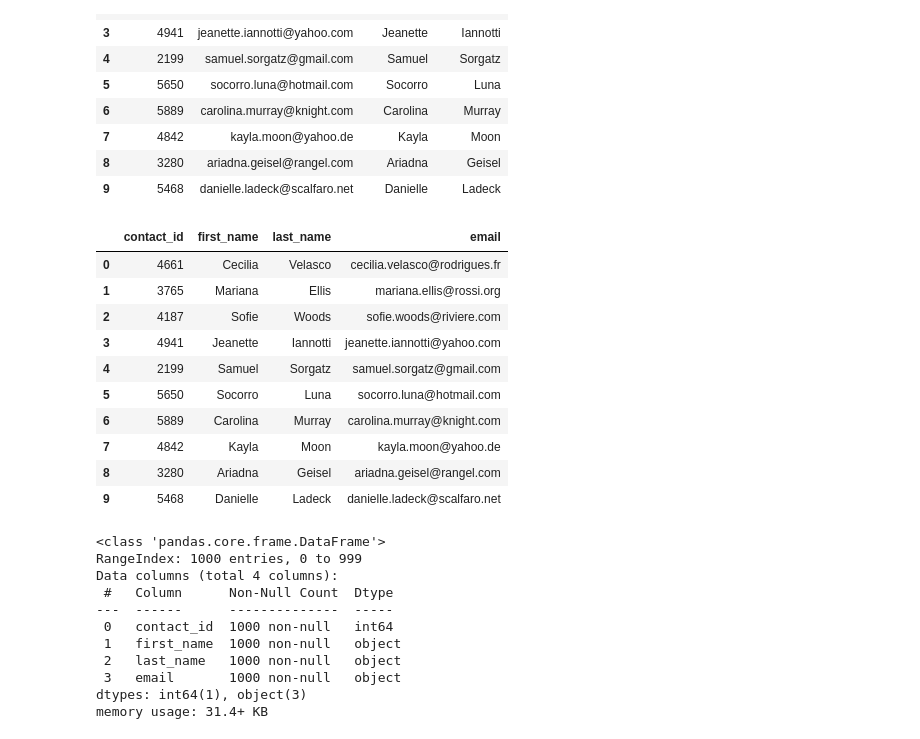
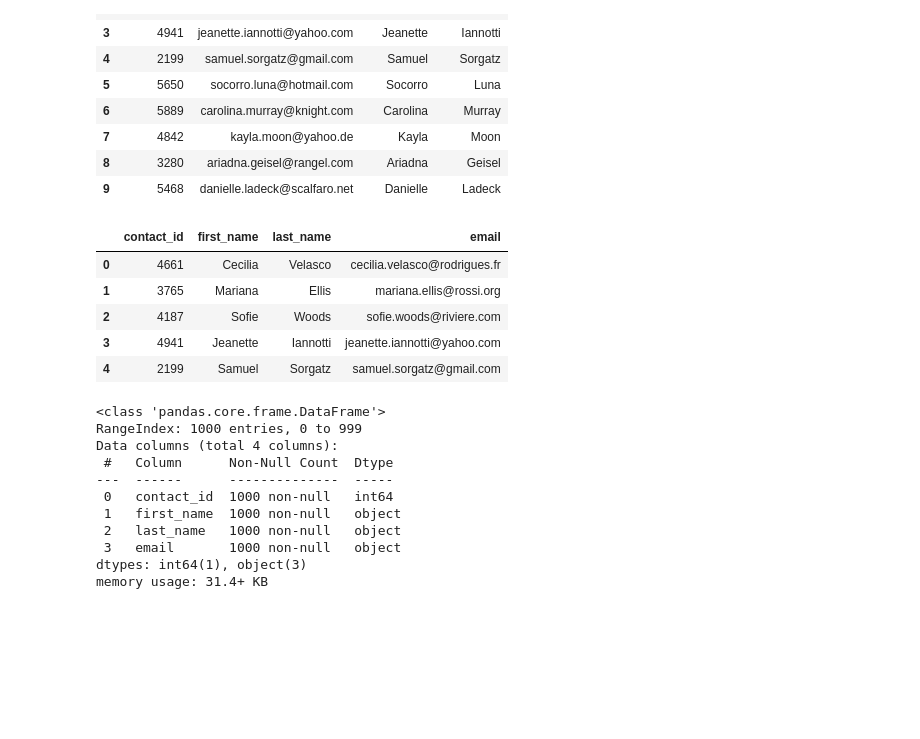
Before and after one commit to jtiggs/Crowdfunding_ETL, a Jupyter notebook: Ashelyn/ETL_Mini_Project_AAllred_RCapps_JLarson_JTiggs.ipynb, the cells around one changed output. Cells and saved outputs as stored; diff of their text form; code cells hidden in the pictures; blank space fills up the shorter version.

```diff
--- a/Ashelyn/ETL_Mini_Project_AAllred_RCapps_JLarson_JTiggs.ipynb
+++ b/Ashelyn/ETL_Mini_Project_AAllred_RCapps_JLarson_JTiggs.ipynb
@@ -438,6 +461,8 @@ dtypes: int64(1), object(1)
 memory usage: 15.8+ KB
 # %%
 # Extract the name of the contact and add it to a new column.
+contact_info_df_copy['name'] = contact_info_df_copy['contact_info'].str.extract(r'([A-Z][a-z]+ [A-Z][a-z]+)')
+contact_info_df_copy.head(10)
 # %% [output]
 |  | contact_info | contact_id | name |
 | 0 | {"contact_id": 4661, "name": "Cec... | 4661 | Cecilia Velasco |
@@ -452,6 +477,10 @@ memory usage: 15.8+ KB
 | 9 | {"contact_id": 5468, "name": "Dan... | 5468 | Danielle Ladeck |
 # %%
 # Extract the email from the contacts and add the values to a new column.
+contact_info_df_copy['email'] = contact_info_df_copy['contact_info'].str.extract(r'([A-Za-z.-]*@[A-Za-z.-]*)')
+
+# Decided on a larger head to ensure it's properly grabbing the full name and domain.
+contact_info_df_copy.head(20)
 # %% [output]
 |  | contact_info | contact_id | name | email |
 | 0 | {"contact_id": 4661, "name": "Cec... | 4661 | Cecilia Velasco | cecilia.velasco@rodrigues.fr |
@@ -467,5 +508,7 @@ memory usage: 15.8+ KB
 # %%
 # Create a copy of the contact_info_df with the 'contact_id', 'name', 'email' columns.
+contact_info_df_copy_two = contact_info_df_copy[['contact_id', 'name', 'email']]
+contact_info_df_copy_two.head(10)
 # %% [output]
 |  | contact_id | name | email |
 | 0 | 4661 | Cecilia Velasco | cecilia.velasco@rodrigues.fr |
@@ -479,10 +522,13 @@ memory usage: 15.8+ KB
 | 8 | 3280 | Ariadna Geisel | ariadna.geisel@rangel.com |
 | 9 | 5468 | Danielle Ladeck | danielle.ladeck@scalfaro.net |
 # %%
-# Create a "first"name" and "last_name" column with the first and last names from the "name" column.
-
+# Create a "first_name" and "last_name" column with the first and last names from the "name" column.
+contact_info_df_copy_two['first_name'] = contact_info_df_copy_two['name'].str.extract(r'(^[A-Za-z]+)')
+contact_info_df_copy_two['last_name'] = contact_info_df_copy_two['name'].str.extract(r'([A-Za-z]+$)')
 
 # Drop the contact_name column
+del contact_info_df_copy_two['name']
+contact_info_df_copy_two.head(10)
 # %% [output]
 |  | contact_id | email | first_name | last_name |
 | 0 | 4661 | cecilia.velasco@rodrigues.fr | Cecilia | Velasco |
@@ -497,17 +543,14 @@ memory usage: 15.8+ KB
 | 9 | 5468 | danielle.ladeck@scalfaro.net | Danielle | Ladeck |
 # %%
 # Reorder the columns
+contact_info_df_copy_two = contact_info_df_copy_two[['contact_id', 'first_name', 'last_name', 'email']]
+contact_info_df_copy_two.head()
 # %% [output]
 |  | contact_id | first_name | last_name | email |
 | 0 | 4661 | Cecilia | Velasco | cecilia.velasco@rodrigues.fr |
 | 1 | 3765 | Mariana | Ellis | mariana.ellis@rossi.org |
 | 2 | 4187 | Sofie | Woods | sofie.woods@riviere.com |
 | 3 | 4941 | Jeanette | Iannotti | jeanette.iannotti@yahoo.com |
 | 4 | 2199 | Samuel | Sorgatz | samuel.sorgatz@gmail.com |
-| 5 | 5650 | Socorro | Luna | socorro.luna@hotmail.com |
-| 6 | 5889 | Carolina | Murray | carolina.murray@knight.com |
-| 7 | 4842 | Kayla | Moon | kayla.moon@yahoo.de |
-| 8 | 3280 | Ariadna | Geisel | ariadna.geisel@rangel.com |
-| 9 | 5468 | Danielle | Ladeck | danielle.ladeck@scalfaro.net |
 # %%
 # Check the datatypes one more time before exporting as CSV file.
```
Also changed, not shown: parts of 19 cells of this notebook, 1 other file.
